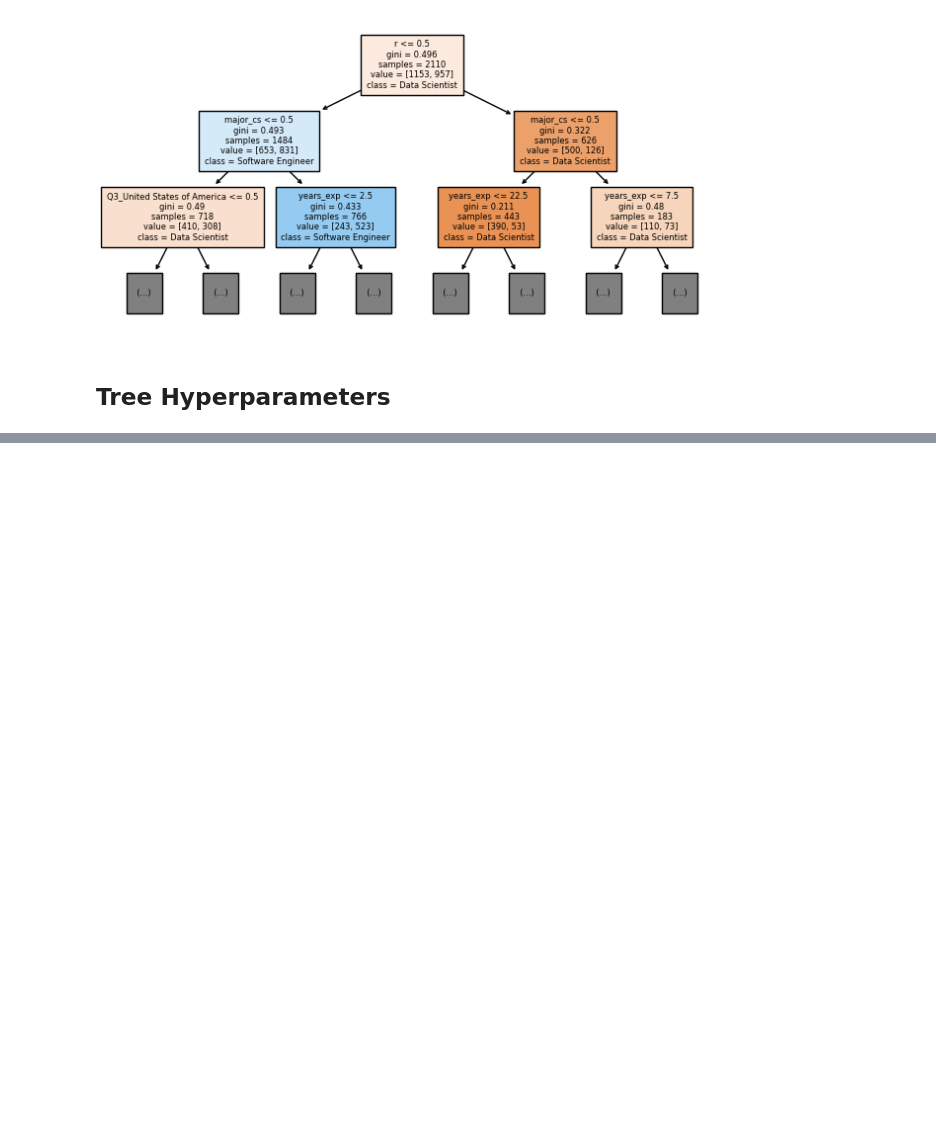
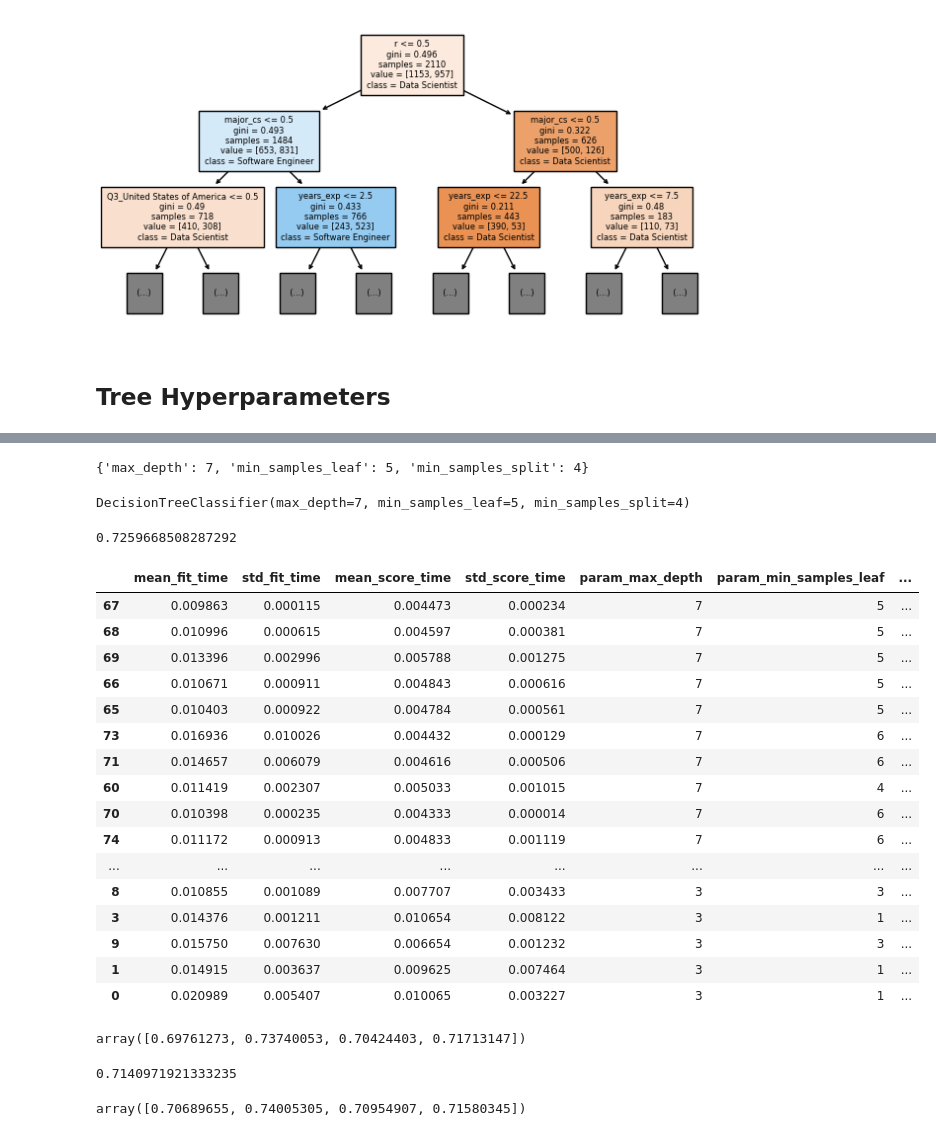
Before and after one commit to joakor89/effective_XGBoost, a Jupyter notebook: Effective XGBoost.ipynb, the cells around one changed output, grey strips where cells are left out. Drawn from its saved outputs; the diff is of its cells as text; code cells hidden in the pictures; blank space fills up the shorter version.

```diff
--- a/Effective XGBoost.ipynb
+++ b/Effective XGBoost.ipynb
@@ -767,0 +830,13 @@ tree.plot_tree(hi_variance, feature_names=features, filled=True, class_names=hi_
+# %%
+params = {
+    'max_depth': [3, 5, 7, 8],
+    'min_samples_leaf': [1, 3, 4, 5, 6],
+    'min_samples_split': [2, 3, 4, 5, 6],
+}
+# %%
+grid_search = GridSearchCV(estimator=tree.DecisionTreeClassifier(),
+                           param_grid=params, cv=4, n_jobs=-1,
+                           verbose=1, scoring="accuracy")
+# %%
+grid_search.fit(pd.concat([X_train, X_test]),
+                pd.concat([kag_y_train, kag_y_test]))
@@ -767,0 +850,4 @@ tree.plot_tree(hi_variance, feature_names=features, filled=True, class_names=hi_
+# %%
+grid_search.best_params_
+# %% [output]
+{'max_depth': 7, 'min_samples_leaf': 5, 'min_samples_split': 4}
@@ -767,0 +856,32 @@ tree.plot_tree(hi_variance, feature_names=features, filled=True, class_names=hi_
+# %%
+between2.fit(X_train, kag_y_train)
+# %% [output]
+DecisionTreeClassifier(max_depth=7, min_samples_leaf=5, min_samples_split=4)
+# %%
+between2.score(X_test, kag_y_test)
+# %% [output]
+0.7259668508287292
+# %%
+(pd.DataFrame(grid_search.cv_results_)
+ .sort_values(by='rank_test_score')
+ .style
+ .background_gradient(axis='rows')
+)
+# %% [output]
+|  | mean_fit_time | std_fit_time | mean_score_time | std_score_time | param_max_depth | param_min_samples_leaf | ... |
+| 67 | 0.009863 | 0.000115 | 0.004473 | 0.000234 | 7 | 5 | ... |
+| 68 | 0.010996 | 0.000615 | 0.004597 | 0.000381 | 7 | 5 | ... |
+| 69 | 0.013396 | 0.002996 | 0.005788 | 0.001275 | 7 | 5 | ... |
+| 66 | 0.010671 | 0.000911 | 0.004843 | 0.000616 | 7 | 5 | ... |
+| 65 | 0.010403 | 0.000922 | 0.004784 | 0.000561 | 7 | 5 | ... |
+| 73 | 0.016936 | 0.010026 | 0.004432 | 0.000129 | 7 | 6 | ... |
+| 71 | 0.014657 | 0.006079 | 0.004616 | 0.000506 | 7 | 6 | ... |
+| 60 | 0.011419 | 0.002307 | 0.005033 | 0.001015 | 7 | 4 | ... |
+| 70 | 0.010398 | 0.000235 | 0.004333 | 0.000014 | 7 | 6 | ... |
+| 74 | 0.011172 | 0.000913 | 0.004833 | 0.001119 | 7 | 6 | ... |
+| ... | ... | ... | ... | ... | ... | ... | ... |
+| 8 | 0.010855 | 0.001089 | 0.007707 | 0.003433 | 3 | 3 | ... |
+| 3 | 0.014376 | 0.001211 | 0.010654 | 0.008122 | 3 | 1 | ... |
+| 9 | 0.015750 | 0.007630 | 0.006654 | 0.001232 | 3 | 3 | ... |
+| 1 | 0.014915 | 0.003637 | 0.009625 | 0.007464 | 3 | 1 | ... |
+| 0 | 0.020989 | 0.005407 | 0.010065 | 0.003227 | 3 | 1 | ... |
@@ -767,0 +895,8 @@ tree.plot_tree(hi_variance, feature_names=features, filled=True, class_names=hi_
+# %%
+results
+# %% [output]
+array([0.69761273, 0.73740053, 0.70424403, 0.71713147])
+# %%
+results.mean()
+# %% [output]
+0.7140971921333235
@@ -767,0 +911,4 @@ tree.plot_tree(hi_variance, feature_names=features, filled=True, class_names=hi_
+# %%
+results
+# %% [output]
+array([0.70689655, 0.74005305, 0.70954907, 0.71580345])
```
Also changed, not shown: parts of 20 cells of this notebook.
